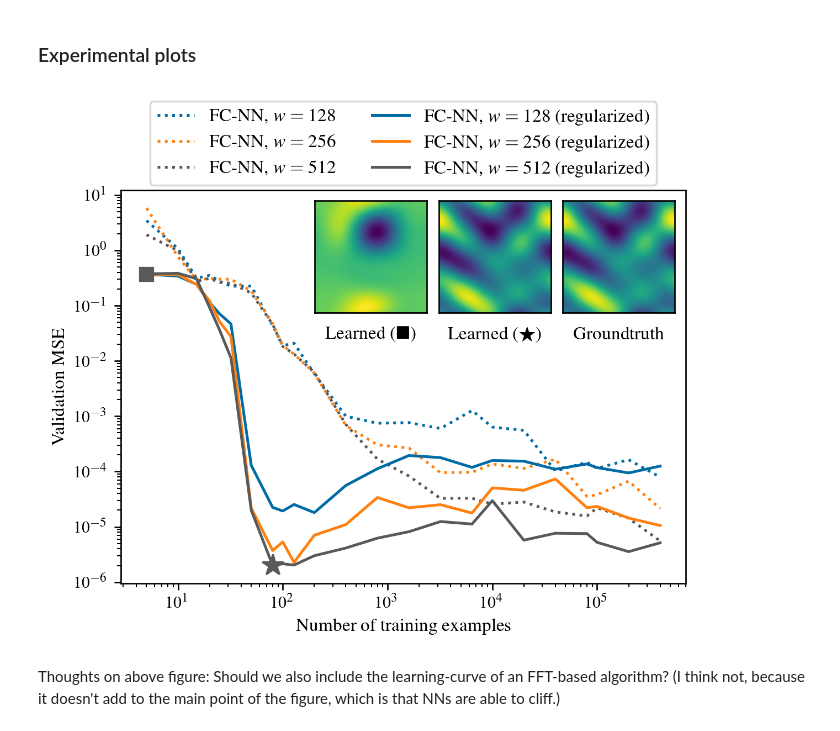
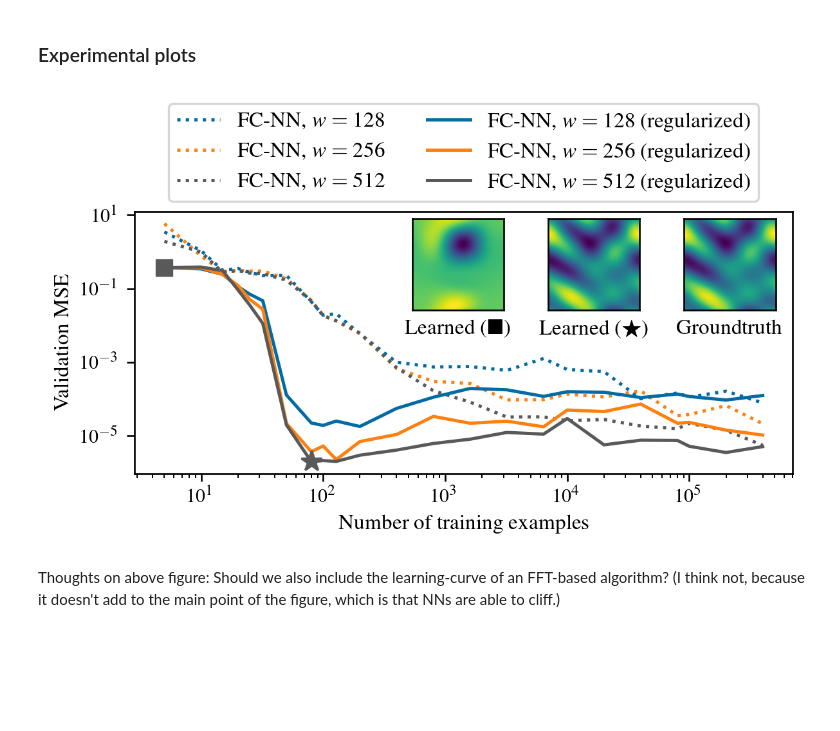
Before and after one commit to ed1d1a8d/scaling, a Jupyter notebook: notebooks/harmonics/nn-harmonic-learning.ipynb, the cells around one changed output. Cells and saved outputs as stored; diff of their text form; code cells hidden in the pictures; blank space fills up the shorter version.

Commit message:
Update nn-harmonic-learning plots

```diff
--- a/notebooks/harmonics/nn-harmonic-learning.ipynb
+++ b/notebooks/harmonics/nn-harmonic-learning.ipynb
@@ -105,7 +105,7 @@ plt.style.use(
     ],
 )
 width = stylesheets.ME_FOMO_2023["col1_width"]
-fig = plt.figure(figsize=(width, 0.7 * width))
+fig = plt.figure(figsize=(width, 0.4 * width))
 
 for w in [128, 256, 512]:
     cdf = (
@@ -151,36 +151,38 @@ plt.plot(
 )
 plt.plot(
     BEST_ROW.n_train,
     BEST_ROW.final_val_mse,
     "*",
-    markersize=12,
+    markersize=10,
     color=prev_color,
 )
 
 plt.xscale("log")
 plt.yscale("log")
 plt.xlabel("Number of training examples")
 plt.ylabel("Validation MSE")
 # Legend on top
-plt.legend(loc="upper center", bbox_to_anchor=(0.5, 1.25), ncol=2)
+plt.legend(loc="lower center", bbox_to_anchor=(0.5, 1), ncol=2)
 
 # Plot start_img, best_img, true_img in top right corner
 for i, img in enumerate([start_img, best_img, true_img]):
     newax = fig.add_axes(
-        [0.325 + 0.17 * i, 0.64, 0.22, 0.22], anchor="NE", zorder=1
+        [0.3 + 0.16 * i, 0.59, 0.26, 0.27], anchor="NE", zorder=1
     )
     newax.imshow(img)
     # No ticks
     newax.set_xticks([])
     newax.set_yticks([])
     newax.set_xlabel([
         r"Learned ($\blacksquare$)",
         r"Learned ($\bigstar$)",
         r"Groundtruth"
     ][i])
+    # Adjust xlabel slightly upwards
+    newax.xaxis.set_label_coords(0.5, -0.1)
 
 plt.savefig("figures/nn-harmonic-learning.pgf", bbox_inches="tight")
 # %% [output]
-[figure, old version]
+[figure, new version]
 # %% [markdown]
 Thoughts on above figure: Should we also include the learning-curve of an FFT-based algorithm? (I think not, because it doesn't add to the main point of the figure, which is that NNs are able to cliff.)
```
Also changed, not shown: 4 other files.
